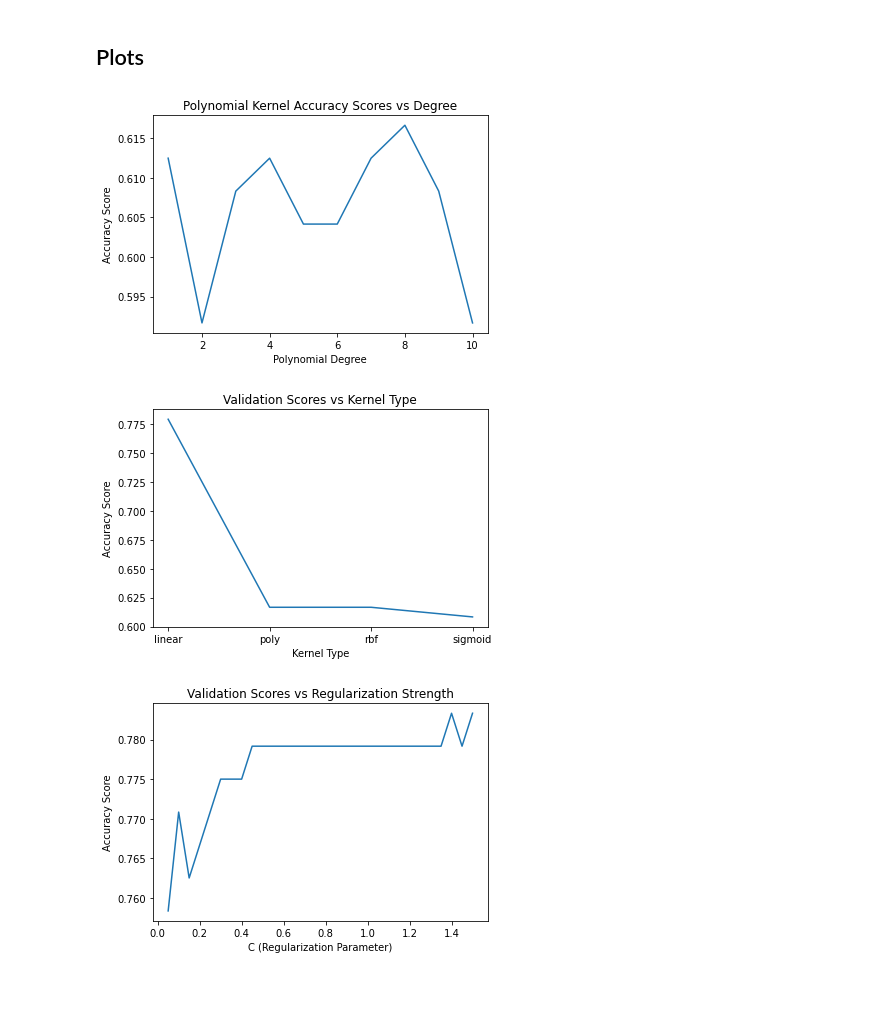
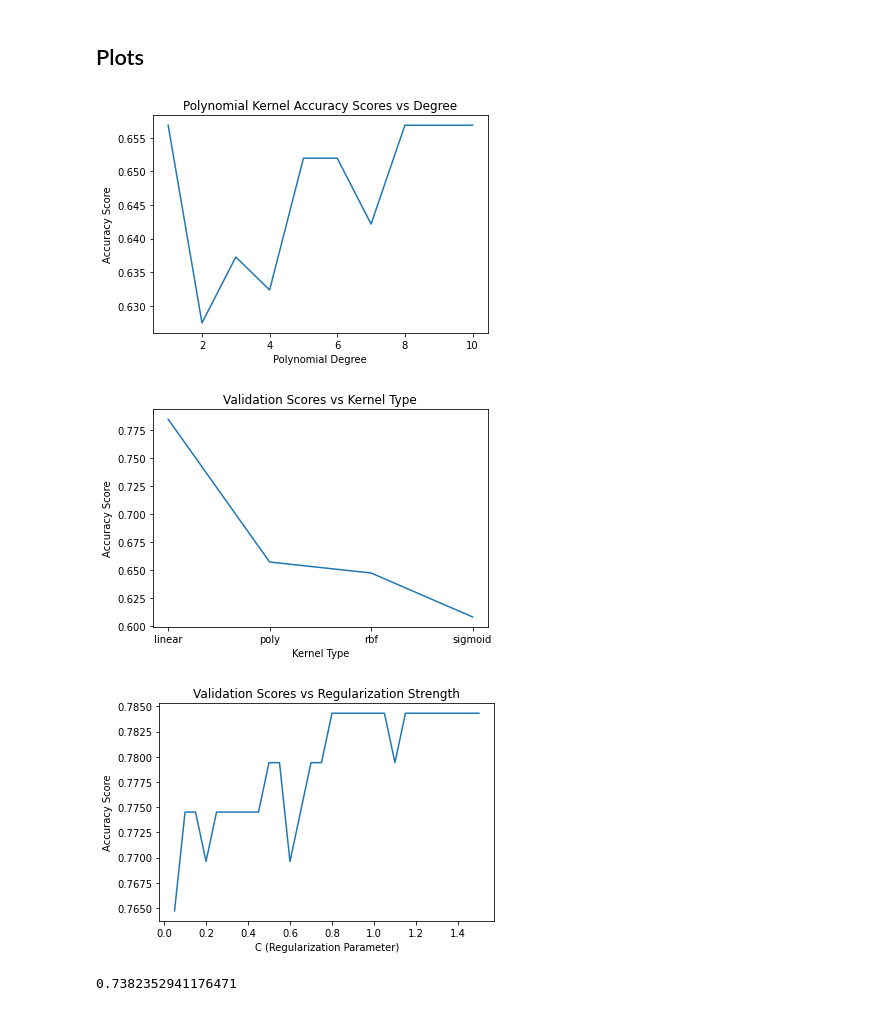
Before and after one commit to arronz99/417project, a Jupyter notebook: svc.ipynb, the cells around one changed output. Saved outputs shown, nothing was run; the diff lists cells and outputs as text; code cells hidden in the pictures.

```diff
--- a/svc.ipynb
+++ b/svc.ipynb
@@ -23,2 +27,3 @@ data
 # %%
 data["quality"].value_counts()
+data.drop_duplicates(inplace = True)#Remove any duplicates
@@ -91,22 +88,22 @@ plt.ylabel("Accuracy Score")
 plt.title("Polynomial Kernel Accuracy Scores vs Degree")
 plt.show()
 # %% [output]
-[figure, old version]
+[figure, new version]
 # %%
 acc = []
 
 for kernel in params["kernel"]:
-    y_pred = SVC(kernel=kernel, degree=8).fit(X_train, y_train).predict(X_val)
+    y_pred = SVC(kernel=kernel, degree=1).fit(X_train, y_train).predict(X_val)
 
     acc.append(accuracy_score(y_val, y_pred))
 
 plt.plot(params["kernel"], acc)
 plt.xlabel("Kernel Type")
 plt.ylabel("Accuracy Score")
 plt.title("Validation Scores vs Kernel Type")
 plt.show()
 # %% [output]
-[figure, old version]
+[figure, new version]
 # %%
 acc = []
 
@@ -121,4 +118,15 @@ plt.ylabel("Accuracy Score")
 plt.title("Validation Scores vs Regularization Strength")
 plt.show()
 # %% [output]
-[figure, old version]
+[figure, new version]
+# %%
+from sklearn.metrics import confusion_matrix
+import seaborn as sns
+
+model = SVC(C=1, kernel="linear")
+model.fit(X_train_val, y_train_val)
+y_pred = model.predict(X_test)
+
+model.score(X_test, y_test)
+# %% [output]
+0.7382352941176471
```
Also changed, not shown: parts of 4 cells of this notebook, 3 other files.
